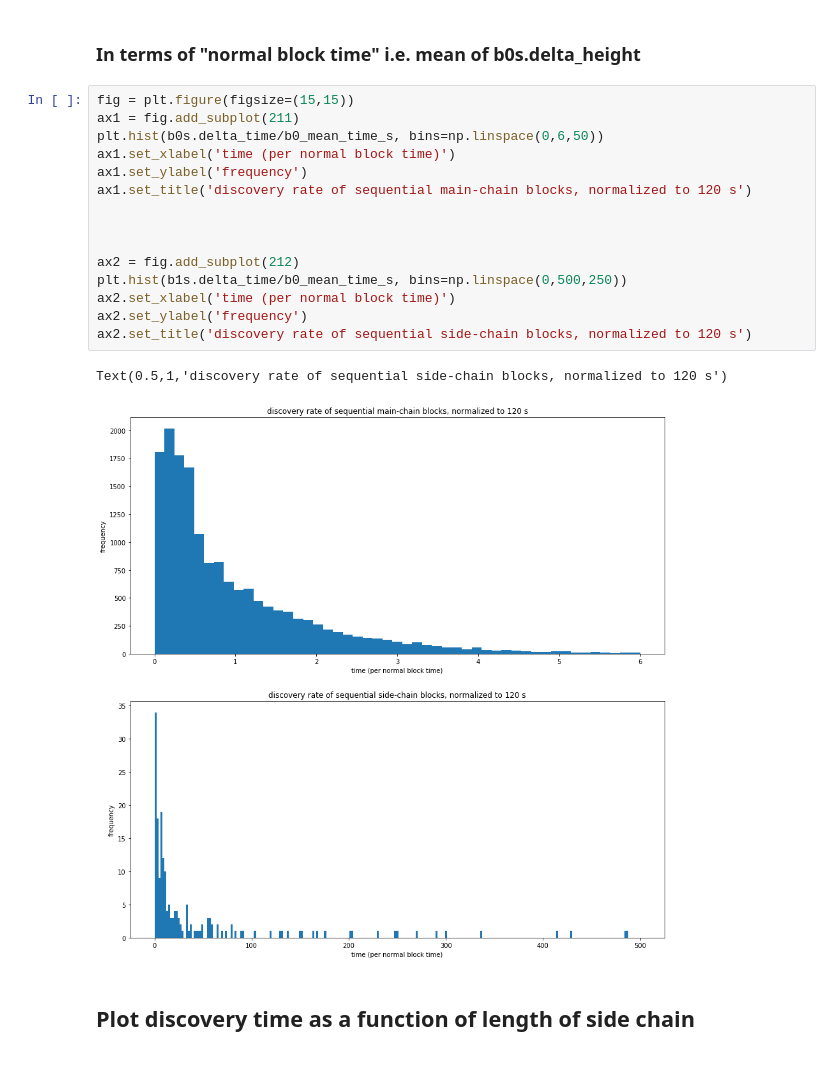
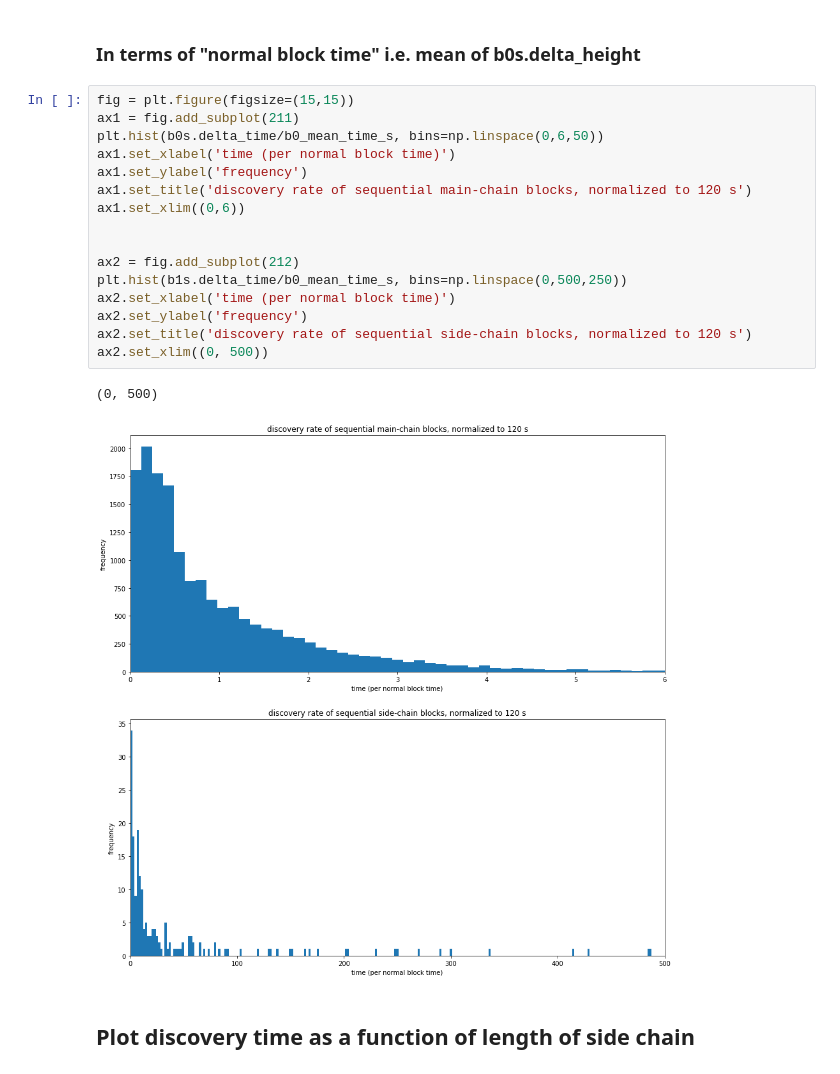
Before and after one commit to noncesense-research-lab/archival_network, a Jupyter notebook: altchain_temporal_study.ipynb, the cells around one changed output. Saved outputs shown, nothing was run; the diff lists cells and outputs as text.

```diff
--- a/altchain_temporal_study.ipynb
+++ b/altchain_temporal_study.ipynb
@@ -144,21 +146,22 @@ pass
 # %%
 fig = plt.figure(figsize=(15,15))
 ax1 = fig.add_subplot(211)
 plt.hist(b0s.delta_time/b0_mean_time_s, bins=np.linspace(0,6,50))
 ax1.set_xlabel('time (per normal block time)')
 ax1.set_ylabel('frequency')
 ax1.set_title('discovery rate of sequential main-chain blocks, normalized to 120 s')
-
+ax1.set_xlim((0,6))
 
 
 ax2 = fig.add_subplot(212)
 plt.hist(b1s.delta_time/b0_mean_time_s, bins=np.linspace(0,500,250))
 ax2.set_xlabel('time (per normal block time)')
 ax2.set_ylabel('frequency')
 ax2.set_title('discovery rate of sequential side-chain blocks, normalized to 120 s')
+ax2.set_xlim((0, 500))
 # %% [output]
-Text(0.5,1,'discovery rate of sequential side-chain blocks, normalized to 120 s')
+(0, 500)
-[figure, old version]
+[figure, new version]
 # %% [markdown]
 ## Plot discovery time as a function of length of side chain
 # %%
```
Also changed, not shown: parts of 1 cell of this notebook, 1 other file.
